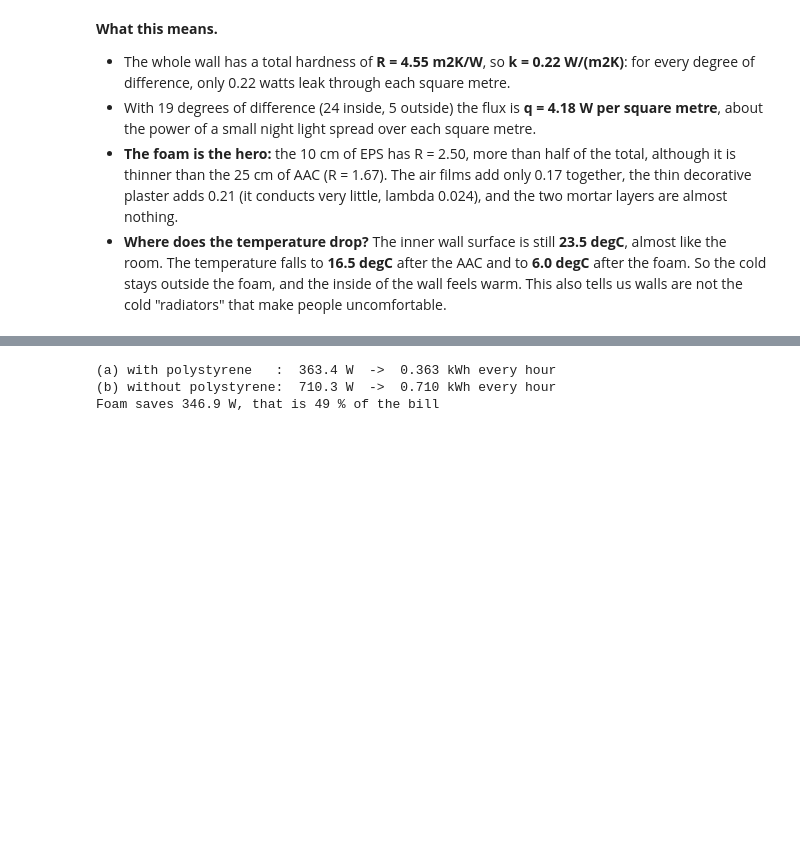
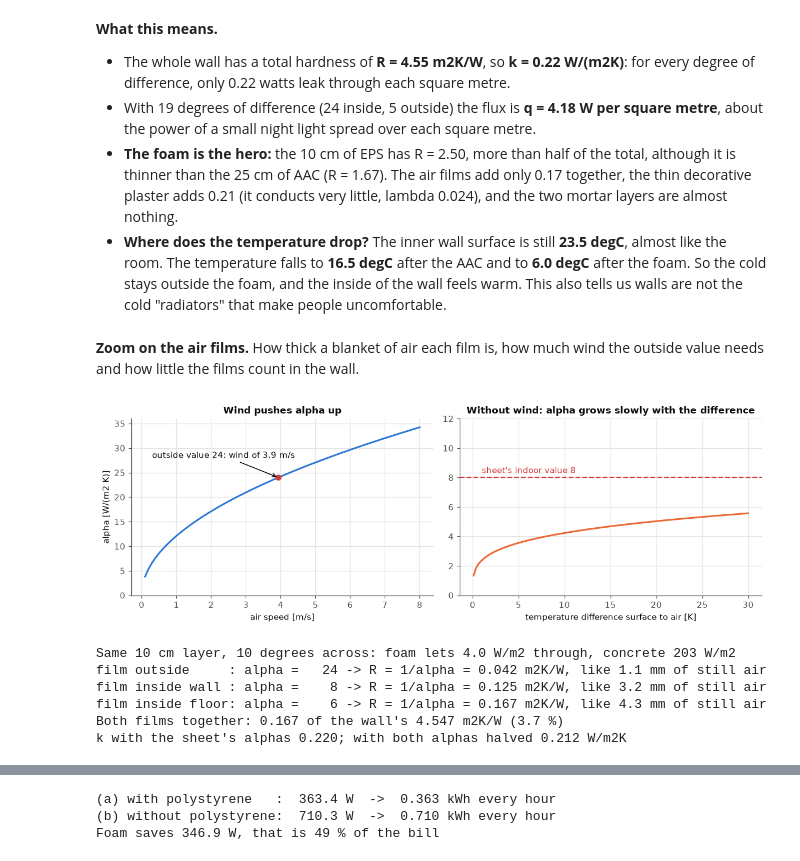
Before and after one commit to mariosakka/human-centric-ai-for-energy-management-labs, a Jupyter notebook: lab-4/explanation-notebooks/jupyter notebooks/lab-4-simple.ipynb, the cells around one changed output, grey strips where cells are left out. Cells and saved outputs as stored; diff of their text form; code cells hidden in the pictures; blank space fills up the shorter version.

```diff
--- a/lab-4/explanation-notebooks/jupyter notebooks/lab-4-simple.ipynb
+++ b/lab-4/explanation-notebooks/jupyter notebooks/lab-4-simple.ipynb
@@ -132,3 +162,31 @@ plt.tight_layout(); plt.show()
 * With 19 degrees of difference (24 inside, 5 outside) the flux is **q = 4.18 W per square metre**, about the power of a small night light spread over each square metre.
 * **The foam is the hero:** the 10 cm of EPS has R = 2.50, more than half of the total, although it is thinner than the 25 cm of AAC (R = 1.67). The air films add only 0.17 together, the thin decorative plaster adds 0.21 (it conducts very little, lambda 0.024), and the two mortar layers are almost nothing.
 * **Where does the temperature drop?** The inner wall surface is still **23.5 degC**, almost like the room. The temperature falls to **16.5 degC** after the AAC and to **6.0 degC** after the foam. So the cold stays outside the foam, and the inside of the wall feels warm. This also tells us walls are not the cold "radiators" that make people uncomfortable.
+# %% [markdown]
+**Zoom on the air films.** How thick a blanket of air each film is, how much wind the outside value needs and how little the films count in the wall.
+# %%
+brk = resistance_breakdown(WALL, ALPHA_I_WALL, ALPHA_E)
+v = np.linspace(0.1, 8, 80)
+dts = np.linspace(0.1, 30, 120)
+fig, ax = plt.subplots(1, 2, figsize=(11, 3.8))
+ax[0].plot(v, alpha_forced(v), color=BLUE, lw=2)
+ax[0].plot(wind_for_alpha(ALPHA_E), ALPHA_E, "o", color=RED)
+ax[0].annotate(f"outside value {ALPHA_E:.0f}: wind of {wind_for_alpha(ALPHA_E):.1f} m/s", (wind_for_alpha(ALPHA_E), ALPHA_E), xytext=(0.3, 28), arrowprops=dict(arrowstyle="->"))
+ax[0].set(title="Wind pushes alpha up", xlabel="air speed [m/s]", ylabel="alpha [W/(m2 K)]", ylim=(0, 36))
+ax[1].plot(dts, alpha_natural(dts), color=ORANGE, lw=2)
+ax[1].axhline(ALPHA_I_WALL, ls="--", color=RED); ax[1].text(1, ALPHA_I_WALL + 0.3, f"sheet's indoor value {ALPHA_I_WALL:.0f}", color=RED)
+ax[1].set(title="Without wind: alpha grows slowly with the difference", xlabel="temperature difference surface to air [K]", ylim=(0, 12))
+plt.tight_layout(); plt.show()
+print(f"Same 10 cm layer, 10 degrees across: foam lets {conduction_flux(0.040, 0.10, 10):.1f} W/m2 through, concrete {conduction_flux(2.03, 0.10, 10):.0f} W/m2")
+for name, a in (("outside", ALPHA_E), ("inside wall", ALPHA_I_WALL), ("inside floor", ALPHA_I_FLOOR)):
+    print(f"film {name:12s}: alpha = {a:4.0f} -> R = 1/alpha = {film_resistance(a):.3f} m2K/W, like {1000 * film_thickness(a):.1f} mm of still air")
+print(f"Both films together: {brk['film_in'] + brk['film_out']:.3f} of the wall's {brk['total']:.3f} m2K/W ({100 * (brk['film_in'] + brk['film_out']) / brk['total']:.1f} %)")
+print(f"k with the sheet's alphas {k_value(WALL, ALPHA_I_WALL, ALPHA_E):.3f}; with both alphas halved {k_value(WALL, ALPHA_I_WALL / 2, ALPHA_E / 2):.3f} W/m2K")
+# %% [output]
+[figure, added]
+Same 10 cm layer, 10 degrees across: foam lets 4.0 W/m2 through, concrete 203 W/m2
+film outside     : alpha =   24 -> R = 1/alpha = 0.042 m2K/W, like 1.1 mm of still air
+film inside wall : alpha =    8 -> R = 1/alpha = 0.125 m2K/W, like 3.2 mm of still air
+film inside floor: alpha =    6 -> R = 1/alpha = 0.167 m2K/W, like 4.3 mm of still air
+Both films together: 0.167 of the wall's 4.547 m2K/W (3.7 %)
+k with the sheet's alphas 0.220; with both alphas halved 0.212 W/m2K
```
Also changed, not shown: parts of 11 cells of this notebook, 30 other files.
